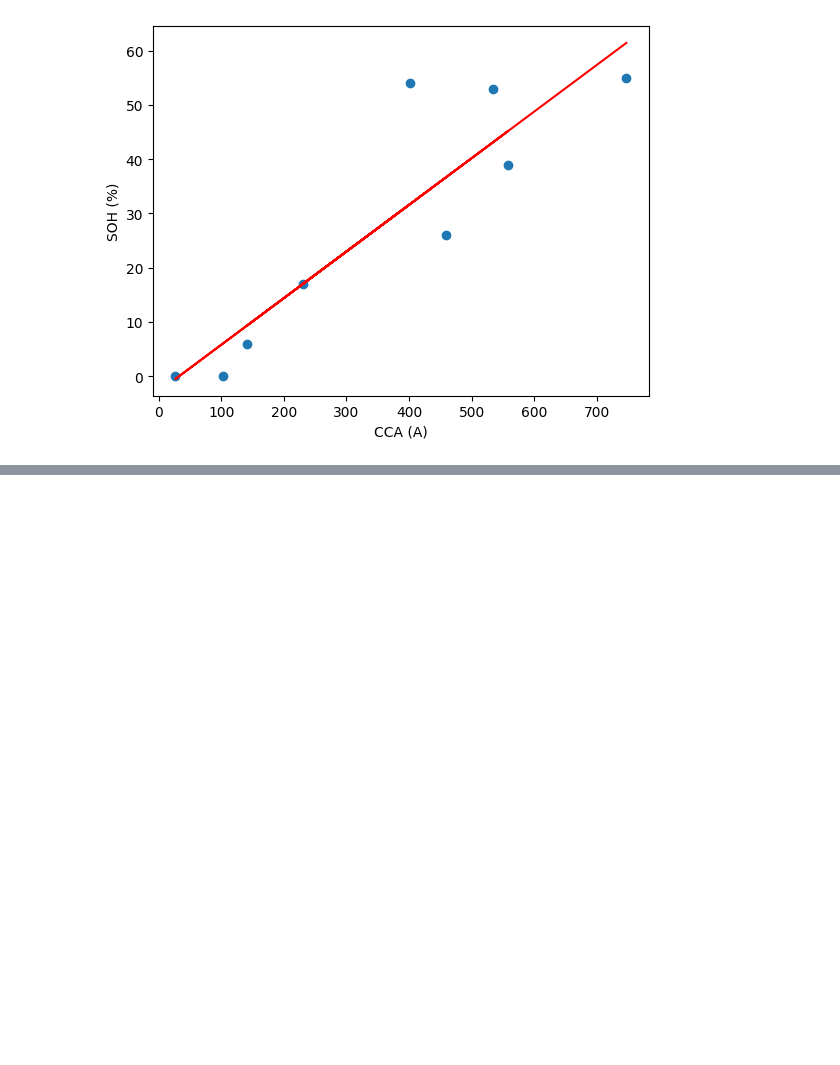
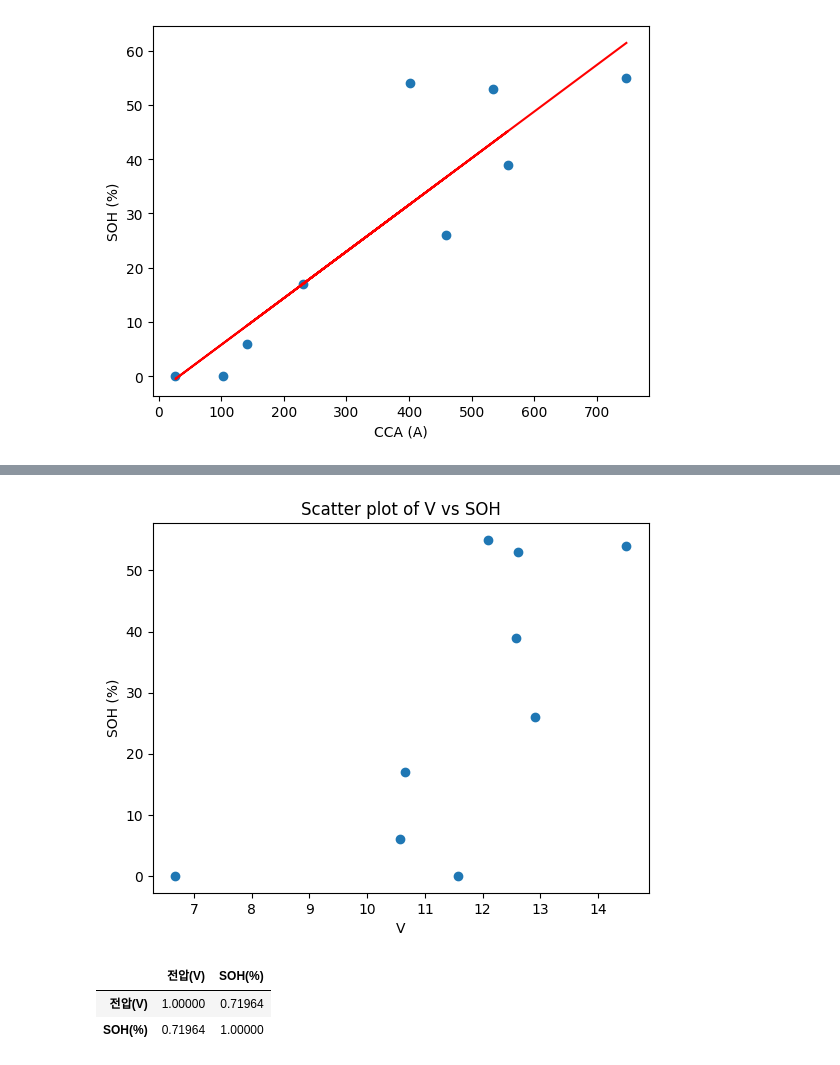
Before and after one commit to insu5177/Battery-Diagnostics-Study, a Jupyter notebook: notebooks/01_EDA.ipynb, the cells around one changed output, grey strips where cells are left out. Drawn from its saved outputs; the diff is of its cells as text; code cells hidden in the pictures; blank space fills up the shorter version.

```diff
--- a/notebooks/01_EDA.ipynb
+++ b/notebooks/01_EDA.ipynb
@@ -193,0 +194,14 @@ plt.show()
+# %%
+plt.scatter(df_battery["전압(V)"],df_battery["SOH(%)"])
+plt.xlabel("V")
+plt.ylabel("SOH (%)")
+plt.title("Scatter plot of V vs SOH")
+plt.show()
+# %% [output]
+[figure, added]
+# %%
+df_battery[["전압(V)","SOH(%)"]].corr()
+# %% [output]
+|  | 전압(V) | SOH(%) |
+| 전압(V) | 1.00000 | 0.71964 |
+| SOH(%) | 0.71964 | 1.00000 |
```
Also changed, not shown: parts of 7 cells of this notebook.
